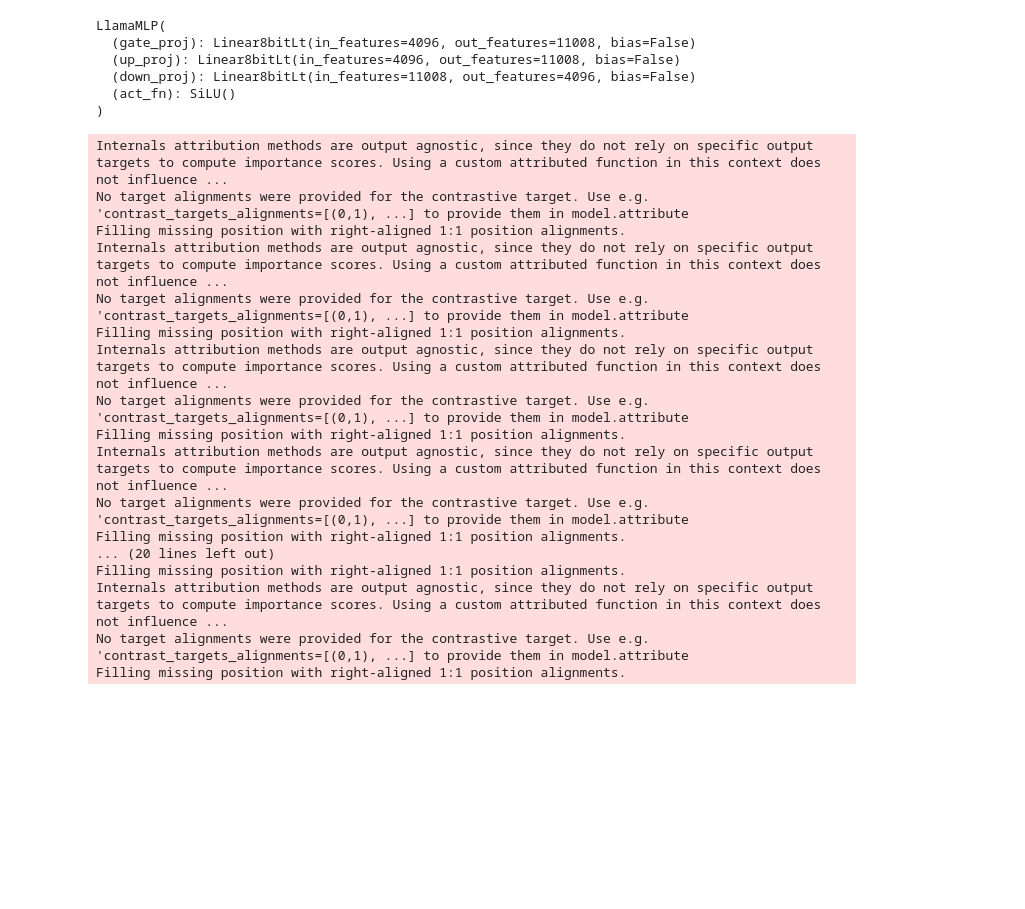
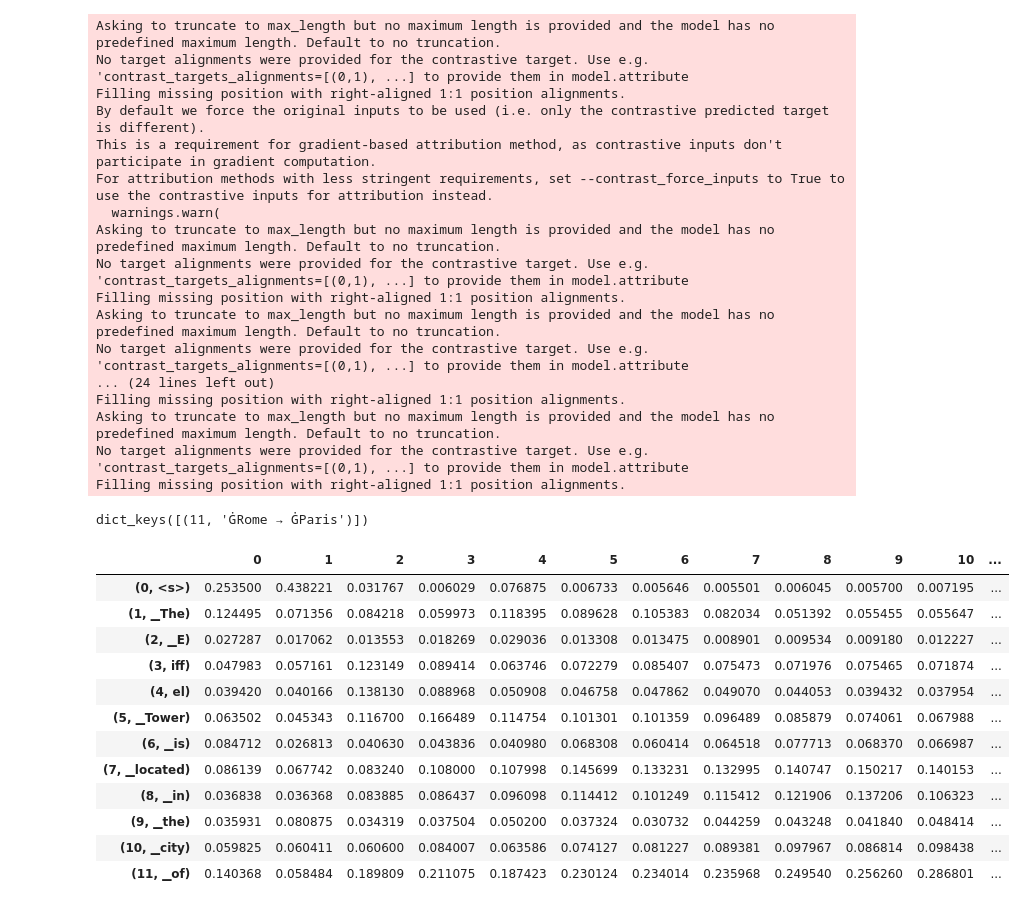
Before and after one commit to PaulDrm/targeted_intervention, a Jupyter notebook: intervention/notebooks/contrastive_example_head_analysis.ipynb, the cells around one changed output. Cells and saved outputs as stored; diff of their text form; code cells hidden in the pictures; blank space fills up the shorter version.

```diff
--- a/intervention/notebooks/contrastive_example_head_analysis.ipynb
+++ b/intervention/notebooks/contrastive_example_head_analysis.ipynb
@@ -34,28 +137,23 @@ model.transformer.h[layer].mlp
 # %%
-model.model.layers[0].mlp
+#model.model.layers[0].mlp
-# %% [output]
-LlamaMLP(
-  (gate_proj): Linear8bitLt(in_features=4096, out_features=11008, bias=False)
-  (up_proj): Linear8bitLt(in_features=4096, out_features=11008, bias=False)
-  (down_proj): Linear8bitLt(in_features=11008, out_features=4096, bias=False)
-  (act_fn): SiLU()
-)
 # %%
 import inseq
 import copy
 # Important: adding a space after the prompt would cause problems since the final space would be tokenized separately
 prompt = "The Eiffel Tower is located in the city of"
-true_answer = "The Eiffel Tower is located in the city of Paris"
-false_answer = "The Eiffel Tower is located in the city of Rome"
+true_answer = "The Eiffel Tower is located in the city of Paris"#, France."
+false_answer = "The Eiffel Tower is located in the city of Rome"#, Italy."
+
 out_all = {}
 # GPT-2 XL is a Transformer model with 48 layers
 layer_num = 12
 for layer in range(layer_num):
     attrib_model = inseq.load_model(
         model,
-        "attention",#"layer_gradient_x_activation", #"attention"#
+        "layer_gradient_x_activation",#"attention",#,
         tokenizer=model_name,
-        target_layer=model.transformer.h[layer].mlp , #target_layer=model.model.layers[layer].mlp
+        target_layer=model.model.layers[layer].mlp
+        #target_layer=model.transformer.h[layer].mlp ,
     )
 
     # Contrastive attribution of true vs false answer
@@ -74,20 +172,24 @@ for layer in range(layer_num):
     out_all[layer] = copy.deepcopy(temp)
     #out.save(f"../data/cat_outputs/layer_{layer}.json", overwrite=True)
 # %% [output]
-Internals attribution methods are output agnostic, since they do not rely on specific output targets to compute importance scores. Using a custom attributed function in this context does not influence ...
+Asking to truncate to max_length but no maximum length is provided and the model has no predefined maximum length. Default to no truncation.
 No target alignments were provided for the contrastive target. Use e.g. 'contrast_targets_alignments=[(0,1), ...] to provide them in model.attribute
 Filling missing position with right-aligned 1:1 position alignments.
-Internals attribution methods are output agnostic, since they do not rely on specific output targets to compute importance scores. Using a custom attributed function in this context does not influence ...
+By default we force the original inputs to be used (i.e. only the contrastive predicted target is different).
+This is a requirement for gradient-based attribution method, as contrastive inputs don't participate in gradient computation.
+For attribution methods with less stringent requirements, set --contrast_force_inputs to True to use the contrastive inputs for attribution instead.
+  warnings.warn(
+Asking to truncate to max_length but no maximum length is provided and the model has no predefined maximum length. Default to no truncation.
 No target alignments were provided for the contrastive target. Use e.g. 'contrast_targets_alignments=[(0,1), ...] to provide them in model.attribute
 Filling missing position with right-aligned 1:1 position alignments.
-Internals attribution methods are output agnostic, since they do not rely on specific output targets to compute importance scores. Using a custom attributed function in this context does not influence ...
+Asking to truncate to max_length but no maximum length is provided and the model has no predefined maximum length. Default to no truncation.
+No target alignments were provided for the contrastive target. Use e.g. 'contrast_targets_alignments=[(0,1), ...] to provide them in model.attribute
+... (24 lines left out)
+Filling missing position with right-aligned 1:1 position alignments.
+Asking to truncate to max_length but no maximum length is provided and the model has no predefined maximum length. Default to no truncation.
 No target alignments were provided for the contrastive target. Use e.g. 'contrast_targets_alignments=[(0,1), ...] to provide them in model.attribute
 Filling missing position with right-aligned 1:1 position alignments.
-Internals attribution methods are output agnostic, since they do not rely on specific output targets to compute importance scores. Using a custom attributed function in this context does not influence ...
-No target alignments were provided for the contrastive target. Use e.g. 'contrast_targets_alignments=[(0,1), ...] to provide them in model.attribute
-Filling missing position with right-aligned 1:1 position alignments.
-... (20 lines left out)
-Filling missing position with right-aligned 1:1 position alignments.
-Internals attribution methods are output agnostic, since they do not rely on specific output targets to compute importance scores. Using a custom attributed function in this context does not influence ...
-No target alignments were provided for the contrastive target. Use e.g. 'contrast_targets_alignments=[(0,1), ...] to provide them in model.attribute
-Filling missing position with right-aligned 1:1 position alignments.
+# %%
+out_dict['target_attributions'].keys()
+# %% [output]
+dict_keys([(11, 'ĠRome → ĠParis')])
@@ -94 +198,28 @@ Filling missing position with right-aligned 1:1 position alignments.
+# %%
+scores = {}
+change_of_interest = (12, '▁Rome → ▁Paris') #(11, 'ĠRome → ĠParis')#(14, '.') #
+for layer_idx in range(layer_num):
+    curr_out = out_all[layer_idx]#FeatureAttributionOutput.load(f"../data/cat_outputs/layer_{layer_idx}.json")
+    out_dict = curr_out.get_scores_dicts(do_aggregation=False)[0]
+    scores[layer_idx] = list(out_dict["target_attributions"][change_of_interest].values())[:-1]
+
+prefix_tokens = list(out_dict["target_attributions"][change_of_interest].keys())
+attributions_df = pd.DataFrame(scores, index=prefix_tokens[:-1])
+
+# Attributed prefix tokens x layers
+attributions_df
+# %% [output]
+|  | 0 | 1 | 2 | 3 | 4 | 5 | 6 | 7 | 8 | 9 | 10 | ... |
+| (0, <s>) | 0.253500 | 0.438221 | 0.031767 | 0.006029 | 0.076875 | 0.006733 | 0.005646 | 0.005501 | 0.006045 | 0.005700 | 0.007195 | ... |
+| (1, ▁The) | 0.124495 | 0.071356 | 0.084218 | 0.059973 | 0.118395 | 0.089628 | 0.105383 | 0.082034 | 0.051392 | 0.055455 | 0.055647 | ... |
+| (2, ▁E) | 0.027287 | 0.017062 | 0.013553 | 0.018269 | 0.029036 | 0.013308 | 0.013475 | 0.008901 | 0.009534 | 0.009180 | 0.012227 | ... |
+| (3, iff) | 0.047983 | 0.057161 | 0.123149 | 0.089414 | 0.063746 | 0.072279 | 0.085407 | 0.075473 | 0.071976 | 0.075465 | 0.071874 | ... |
+| (4, el) | 0.039420 | 0.040166 | 0.138130 | 0.088968 | 0.050908 | 0.046758 | 0.047862 | 0.049070 | 0.044053 | 0.039432 | 0.037954 | ... |
+| (5, ▁Tower) | 0.063502 | 0.045343 | 0.116700 | 0.166489 | 0.114754 | 0.101301 | 0.101359 | 0.096489 | 0.085879 | 0.074061 | 0.067988 | ... |
+| (6, ▁is) | 0.084712 | 0.026813 | 0.040630 | 0.043836 | 0.040980 | 0.068308 | 0.060414 | 0.064518 | 0.077713 | 0.068370 | 0.066987 | ... |
+| (7, ▁located) | 0.086139 | 0.067742 | 0.083240 | 0.108000 | 0.107998 | 0.145699 | 0.133231 | 0.132995 | 0.140747 | 0.150217 | 0.140153 | ... |
+| (8, ▁in) | 0.036838 | 0.036368 | 0.083885 | 0.086437 | 0.096098 | 0.114412 | 0.101249 | 0.115412 | 0.121906 | 0.137206 | 0.106323 | ... |
+| (9, ▁the) | 0.035931 | 0.080875 | 0.034319 | 0.037504 | 0.050200 | 0.037324 | 0.030732 | 0.044259 | 0.043248 | 0.041840 | 0.048414 | ... |
+| (10, ▁city) | 0.059825 | 0.060411 | 0.060600 | 0.084007 | 0.063586 | 0.074127 | 0.081227 | 0.089381 | 0.097967 | 0.086814 | 0.098438 | ... |
+| (11, ▁of) | 0.140368 | 0.058484 | 0.189809 | 0.211075 | 0.187423 | 0.230124 | 0.234014 | 0.235968 | 0.249540 | 0.256260 | 0.286801 | ... |
 # %%
```
Also changed, not shown: parts of 16 cells of this notebook, 7 other files.
